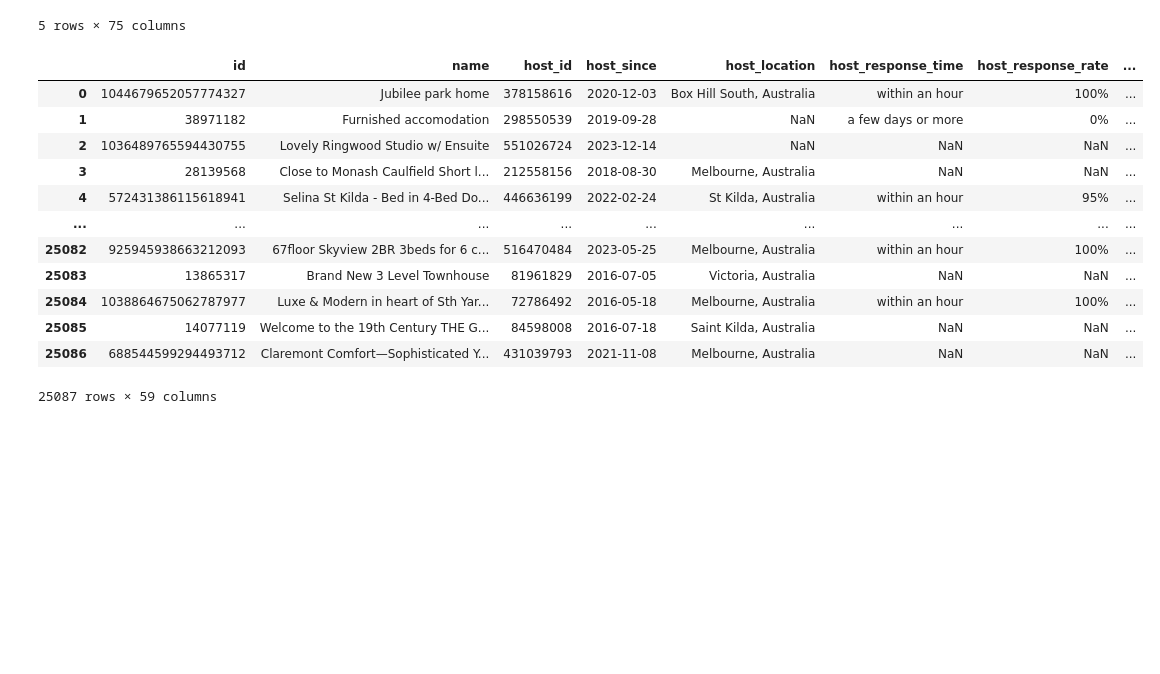
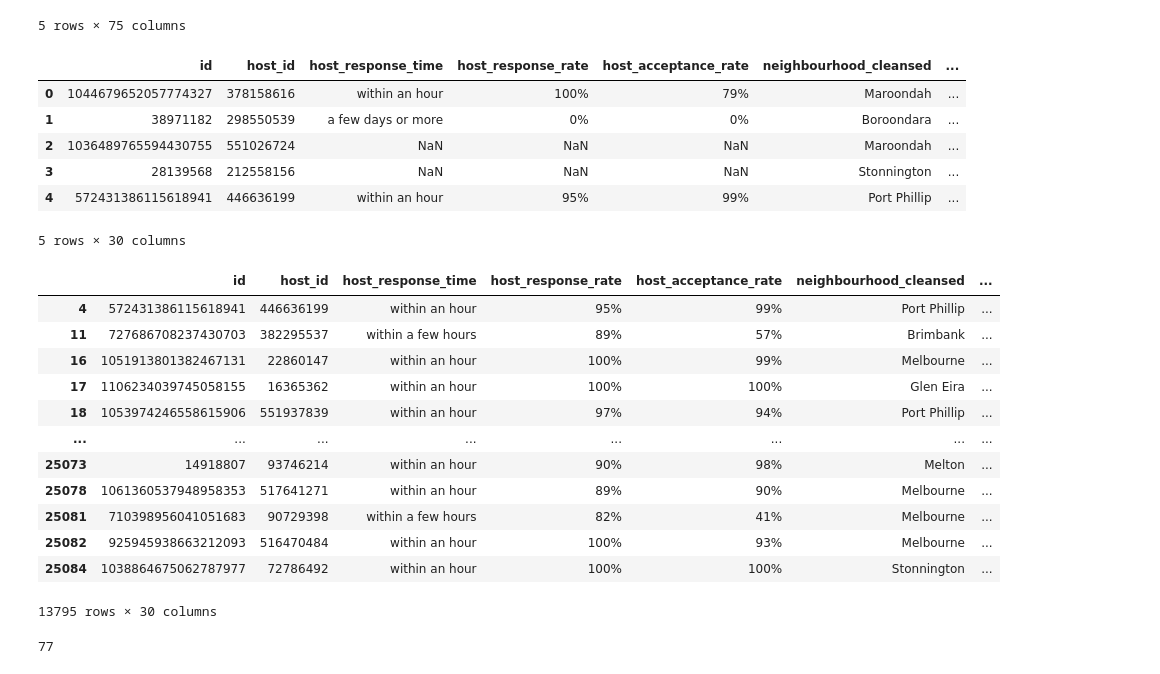
Before and after one commit to lhenry97/Project-1---Group-1, a Jupyter notebook: DataCleaning.ipynb, the cells around one changed output. Cells and saved outputs as stored; diff of their text form; code cells hidden in the pictures; blank space fills up the shorter version.

Commit message:
cleaned melbourne data and combined other airbnb locations data

```diff
--- a/DataCleaning.ipynb
+++ b/DataCleaning.ipynb
@@ -5,9 +5,9 @@ warnings.filterwarnings('ignore')
 from pathlib import Path
 import pandas as pd
 # %%
-# Create a file path
+# Create a file path for melbourne_listings
 melb_data = Path('Resources/melbourne_listings.csv')
-melb_full_df = pd.read_csv(melbourne_data)
+melb_full_df = pd.read_csv(melb_data)
 
 # Read in the data.
 melb_full_df.head()
@@ -20,19 +20,37 @@ melb_full_df.head()
 | 4 | 572431386115618941 | https://www.airbnb.com/rooms/5724... | 20240316023834 | 2024-03-16 | city scrape | Selina St Kilda - Bed in 4-Bed Do... | You'll enjoy your time at this ch... | NaN | ... |
 5 rows × 75 columns
 # %%
-melb_refined_df = melb_full_df.drop(columns=["listing_url", "scrape_id", "last_scraped", "source", "description", "neighborhood_overview", "picture_url", "host_url", "host_name", "host_about", "host_thumbnail_url", "host_picture_url", "neighbourhood_group_cleansed", "calendar_updated", "calendar_last_scraped", "license"])
-melb_refined_df
+# Removing irrevalent columns, removed location data except for neighborhood_cleansed and lat, long. Removed host_since as will only look at past years data
+melb_filtered_df = melb_full_df.drop(columns=["name", "listing_url", "scrape_id", "last_scraped", "source", "description", "neighborhood_overview", "picture_url", "host_url", "host_name", "host_since", "host_location", "host_about", "host_is_superhost", "host_thumbnail_url", "host_picture_url", "host_neighbourhood", "host_listings_count", "host_total_listings_count", "host_verifications", "host_has_profile_pic", "host_identity_verified", "neighbourhood", "neighbourhood_group_cleansed", "calendar_updated", "calendar_last_scraped", "license", "instant_bookable", "minimum_nights", "maximum_nights", "minimum_minimum_nights", "minimum_maximum_nights", "maximum_minimum_nights", "maximum_maximum_nights", "minimum_nights_avg_ntm", "maximum_nights_avg_ntm", "has_availability", "availability_30", "availability_60", "availability_90", "availability_365", "instant_bookable", "calculated_host_listings_count", "calculated_host_listings_count_entire_homes", "calculated_host_listings_count_private_rooms", "calculated_host_listings_count_shared_rooms"])
+melb_filtered_df.head()
 # %% [output]
-|  | id | name | host_id | host_since | host_location | host_response_time | host_response_rate | ... |
-| 0 | 1044679652057774327 | Jubilee park home | 378158616 | 2020-12-03 | Box Hill South, Australia | within an hour | 100% | ... |
-| 1 | 38971182 | Furnished accomodation | 298550539 | 2019-09-28 | NaN | a few days or more | 0% | ... |
-| 2 | 1036489765594430755 | Lovely Ringwood Studio w/ Ensuite | 551026724 | 2023-12-14 | NaN | NaN | NaN | ... |
-| 3 | 28139568 | Close to Monash Caulfield Short l... | 212558156 | 2018-08-30 | Melbourne, Australia | NaN | NaN | ... |
-| 4 | 572431386115618941 | Selina St Kilda - Bed in 4-Bed Do... | 446636199 | 2022-02-24 | St Kilda, Australia | within an hour | 95% | ... |
-| ... | ... | ... | ... | ... | ... | ... | ... | ... |
-| 25082 | 925945938663212093 | 67floor Skyview 2BR 3beds for 6 c... | 516470484 | 2023-05-25 | Melbourne, Australia | within an hour | 100% | ... |
-| 25083 | 13865317 | Brand New 3 Level Townhouse | 81961829 | 2016-07-05 | Victoria, Australia | NaN | NaN | ... |
-| 25084 | 1038864675062787977 | Luxe & Modern in heart of Sth Yar... | 72786492 | 2016-05-18 | Melbourne, Australia | within an hour | 100% | ... |
-| 25085 | 14077119 | Welcome to the 19th Century THE G... | 84598008 | 2016-07-18 | Saint Kilda, Australia | NaN | NaN | ... |
-| 25086 | 688544599294493712 | Claremont Comfort—Sophisticated Y... | 431039793 | 2021-11-08 | Melbourne, Australia | NaN | NaN | ... |
+|  | id | host_id | host_response_time | host_response_rate | host_acceptance_rate | neighbourhood_cleansed | ... |
+| 0 | 1044679652057774327 | 378158616 | within an hour | 100% | 79% | Maroondah | ... |
+| 1 | 38971182 | 298550539 | a few days or more | 0% | 0% | Boroondara | ... |
+| 2 | 1036489765594430755 | 551026724 | NaN | NaN | NaN | Maroondah | ... |
+| 3 | 28139568 | 212558156 | NaN | NaN | NaN | Stonnington | ... |
+| 4 | 572431386115618941 | 446636199 | within an hour | 95% | 99% | Port Phillip | ... |
-25087 rows × 59 columns
+5 rows × 30 columns
+# %%
+#Removing rows with null values in review scores and host_reponse_time
+melb_refined_df = melb_filtered_df.dropna()
+melb_refined_df
+# %% [output]
+|  | id | host_id | host_response_time | host_response_rate | host_acceptance_rate | neighbourhood_cleansed | ... |
+| 4 | 572431386115618941 | 446636199 | within an hour | 95% | 99% | Port Phillip | ... |
+| 11 | 727686708237430703 | 382295537 | within a few hours | 89% | 57% | Brimbank | ... |
+| 16 | 1051913801382467131 | 22860147 | within an hour | 100% | 99% | Melbourne | ... |
+| 17 | 1106234039745058155 | 16365362 | within an hour | 100% | 100% | Glen Eira | ... |
+| 18 | 1053974246558615906 | 551937839 | within an hour | 97% | 94% | Port Phillip | ... |
+| ... | ... | ... | ... | ... | ... | ... | ... |
+| 25073 | 14918807 | 93746214 | within an hour | 90% | 98% | Melton | ... |
+| 25078 | 1061360537948958353 | 517641271 | within an hour | 89% | 90% | Melbourne | ... |
+| 25081 | 710398956041051683 | 90729398 | within a few hours | 82% | 41% | Melbourne | ... |
+| 25082 | 925945938663212093 | 516470484 | within an hour | 100% | 93% | Melbourne | ... |
+| 25084 | 1038864675062787977 | 72786492 | within an hour | 100% | 100% | Stonnington | ... |
+13795 rows × 30 columns
+# %%
+property_type = melb_refined_df["property_type"].unique()
+len(property_type)
+# %% [output]
+77
```
Also changed, not shown: parts of 3 cells of this notebook, 23 other files.
